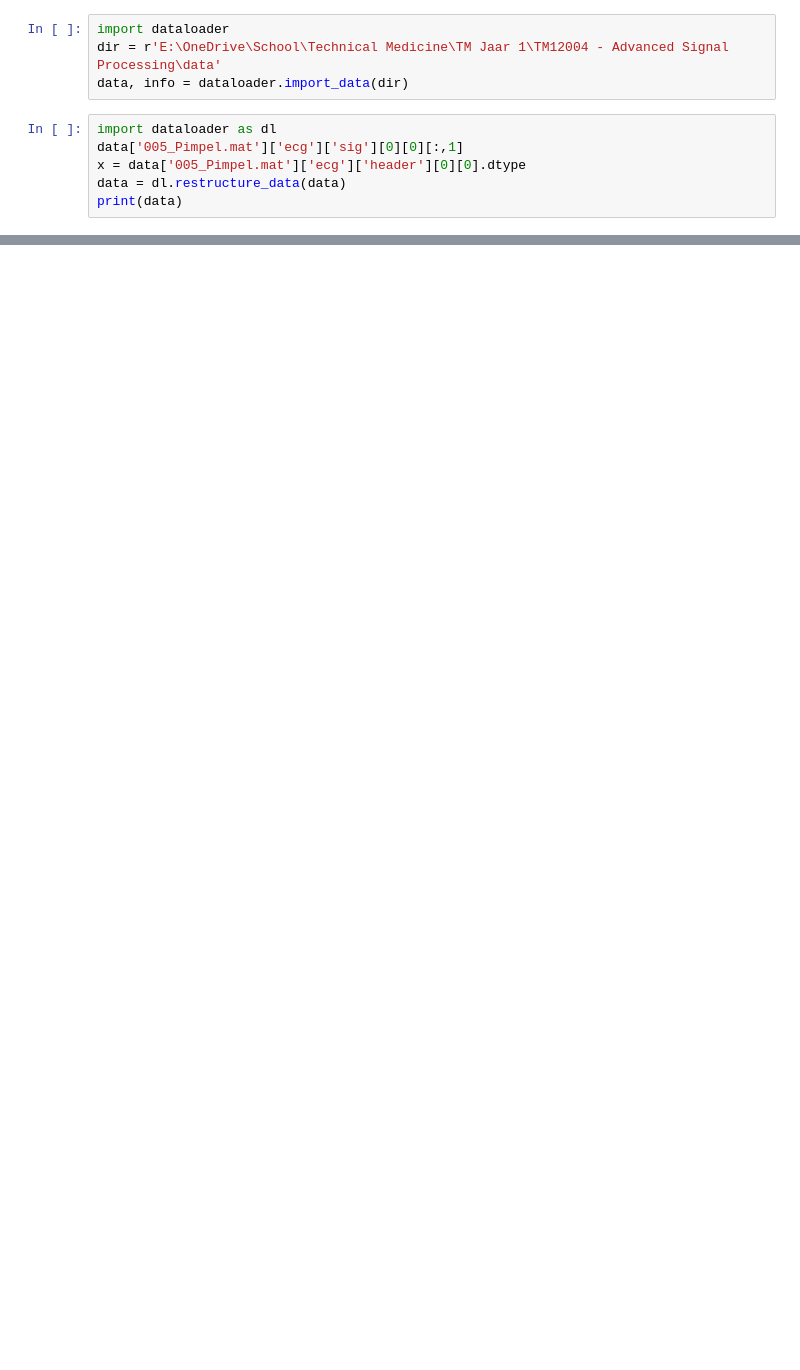
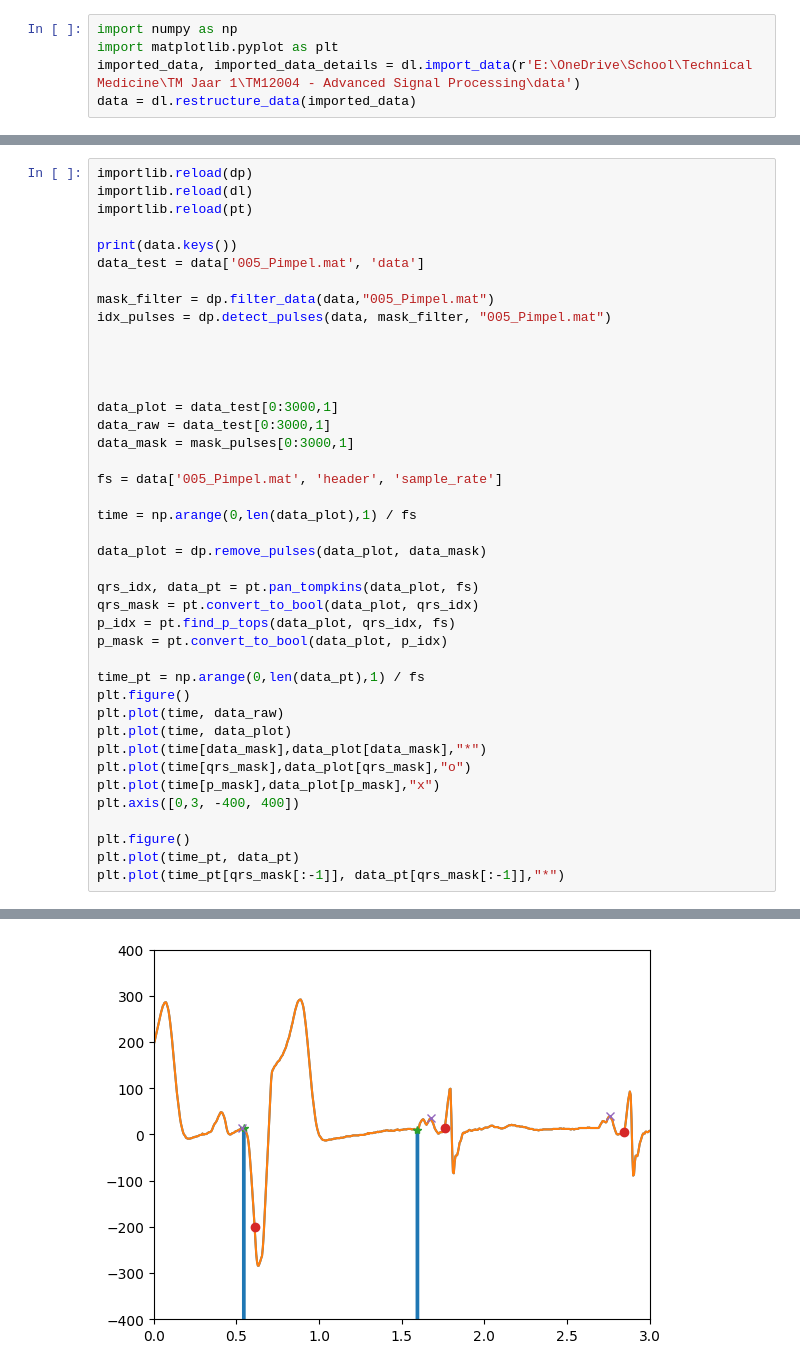
Before and after one commit to Ming842/TM12005-E2, a Jupyter notebook: test.ipynb, the cells around one changed output, grey strips where cells are left out. Drawn from its saved outputs; the diff is of its cells as text; blank space fills up the shorter version.

Commit message:
Add Pan-Tompkins algorithm for QRS detection and improve P-wave detection

```diff
--- a/test.ipynb
+++ b/test.ipynb
@@ -1,10 +13,5 @@
 # %%
-import dataloader
-dir = r'E:\OneDrive\School\Technical Medicine\TM Jaar 1\TM12004 - Advanced Signal Processing\data'
-data, info = dataloader.import_data(dir)
+import numpy as np
+import matplotlib.pyplot as plt
+imported_data, imported_data_details = dl.import_data(r'E:\OneDrive\School\Technical Medicine\TM Jaar 1\TM12004 - Advanced Signal Processing\data')
+data = dl.restructure_data(imported_data)
-# %%
-import dataloader as dl
-data['005_Pimpel.mat']['ecg']['sig'][0][0][:,1]
-x = data['005_Pimpel.mat']['ecg']['header'][0][0].dtype
-data = dl.restructure_data(data)
-print(data)
@@ -12,0 +18,42 @@ KeyError: '005_Pimpel.mat'
+# %%
+importlib.reload(dp)
+importlib.reload(dl)
+importlib.reload(pt)
+
+print(data.keys())
+data_test = data['005_Pimpel.mat', 'data']
+
+mask_filter = dp.filter_data(data,"005_Pimpel.mat")
+idx_pulses = dp.detect_pulses(data, mask_filter, "005_Pimpel.mat")
+
+
+
+
+data_plot = data_test[0:3000,1]
+data_raw = data_test[0:3000,1]
+data_mask = mask_pulses[0:3000,1]
+
+fs = data['005_Pimpel.mat', 'header', 'sample_rate']
+
+time = np.arange(0,len(data_plot),1) / fs
+
+data_plot = dp.remove_pulses(data_plot, data_mask)
+
+qrs_idx, data_pt = pt.pan_tompkins(data_plot, fs)
+qrs_mask = pt.convert_to_bool(data_plot, qrs_idx)
+p_idx = pt.find_p_tops(data_plot, qrs_idx, fs)
+p_mask = pt.convert_to_bool(data_plot, p_idx)
+
+time_pt = np.arange(0,len(data_pt),1) / fs
+plt.figure()
+plt.plot(time, data_raw)
+plt.plot(time, data_plot)
+plt.plot(time[data_mask],data_plot[data_mask],"*")
+plt.plot(time[qrs_mask],data_plot[qrs_mask],"o")
+plt.plot(time[p_mask],data_plot[p_mask],"x")
+plt.axis([0,3, -400, 400])
+
+plt.figure()
+plt.plot(time_pt, data_pt)
+plt.plot(time_pt[qrs_mask[:-1]], data_pt[qrs_mask[:-1]],"*")
+# %% [output]
@@ -12,0 +62 @@ KeyError: '005_Pimpel.mat'
+[figure, added]
```
Also changed, not shown: parts of 3 cells of this notebook, 3 other files.
